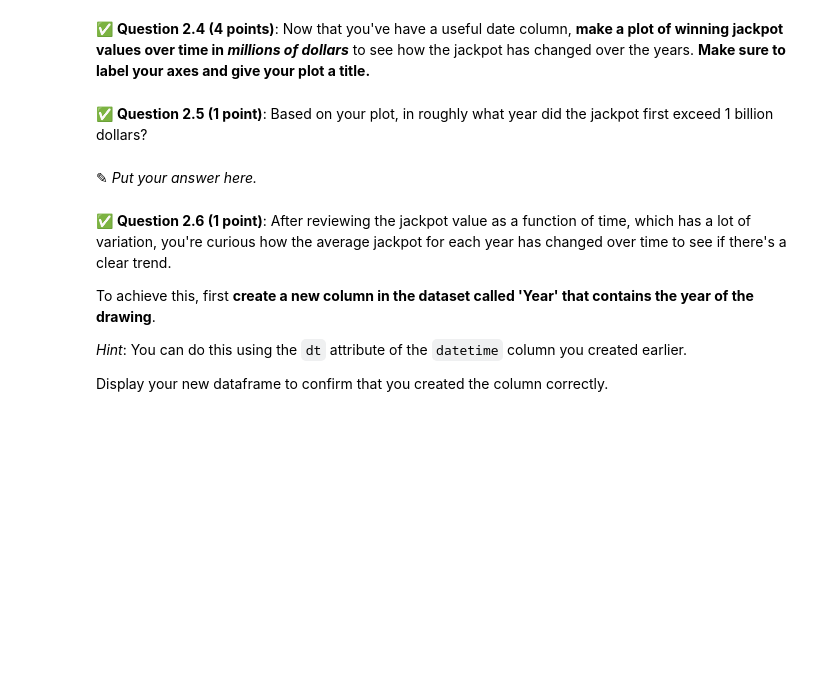
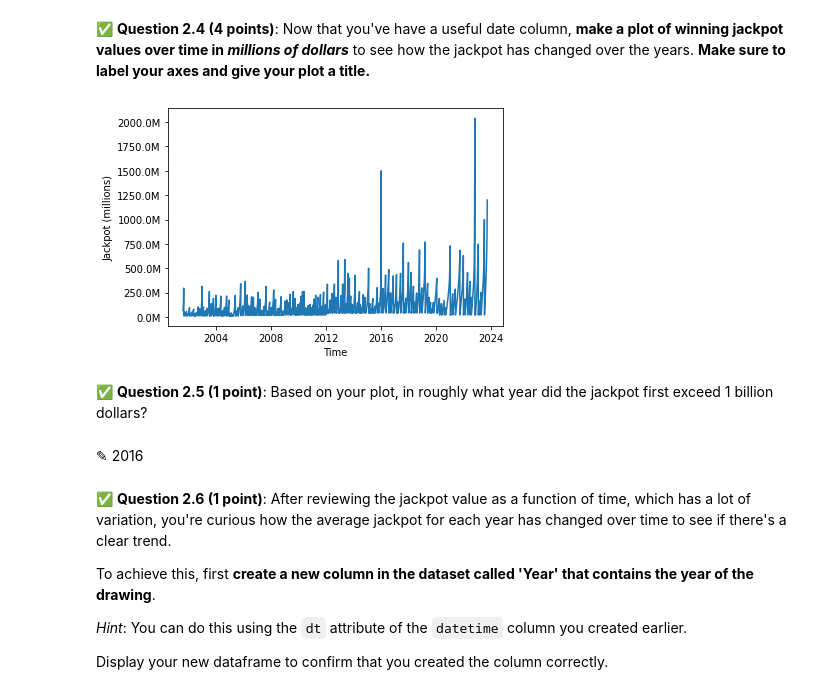
Before and after one commit to BraydenDillon/CMSE202-f23-turnin, a Jupyter notebook: midterm/CMSE202-Midterm-Section001-STUDENT.ipynb, the cells around one changed output. Drawn from its saved outputs; the diff is of its cells as text; code cells hidden in the pictures; blank space fills up the shorter version.

```diff
--- a/midterm/CMSE202-Midterm-Section001-STUDENT.ipynb
+++ b/midterm/CMSE202-Midterm-Section001-STUDENT.ipynb
@@ -75,0 +72,5 @@ You should be able to access it here:
+# %%
+### Put your code here
+import pandas as pd
+data1 = pd.read_excel('POWERBALL-from_0001-01-01_to_2023-10-06.xlsx')
+data1.head(15)
@@ -81,3 +100,5 @@ In order to make plotting easier, **create a new column in the dataset called 'D
 Once you've done this, **display the _last_ 5 rows of the dataset and confirm that your new column has the right information.**
 # %%
 ### Put your code here
+data1['Draw date'] = pd.to_datetime(data1['Draw date'])
+data1.tail(5)
@@ -88,7 +115,25 @@ Once you've done this, **display the _last_ 5 rows of the dataset and confirm th
+# %%
+### Put your code here
+import matplotlib.pyplot as plt
+from matplotlib.ticker import FuncFormatter
+def millions_formatter(x, pos):
+    """Custom function to format y-axis ticks in millions."""
+    return f'{x / 1e6:.1f}M'
+
+fig, ax = plt.subplots()
+ax.plot(data1['Draw date'], data1['Jackpot'])
+ax.set_xlabel('Time')
+ax.set_ylabel('Jackpot (millions)')
+ax.yaxis.set_major_formatter(FuncFormatter(millions_formatter))
+
+# Custom function and implementation of the function adapted from Openai, accessed 10/9/23
+# Prompt: 'how do I make the y axis of a graph in millions with matplotlib'
+# %% [output]
+[figure, added]
 # %% [markdown]
 &#9989; **Question 2.5 (1 point)**: Based on your plot, in roughly what year did the jackpot first exceed 1 billion dollars?
 # %% [markdown]
-<font size=+3>&#9998;</font> _Put your answer here._
+<font size=+3>&#9998;</font> 2016
 # %% [markdown]
 &#9989; **Question 2.6 (1 point)**: After reviewing the jackpot value as a function of time, which has a lot of variation, you're curious how the average jackpot for each year has changed over time to see if there's a clear trend.
 
```
Also changed, not shown: parts of 13 cells of this notebook, 1 other file.
